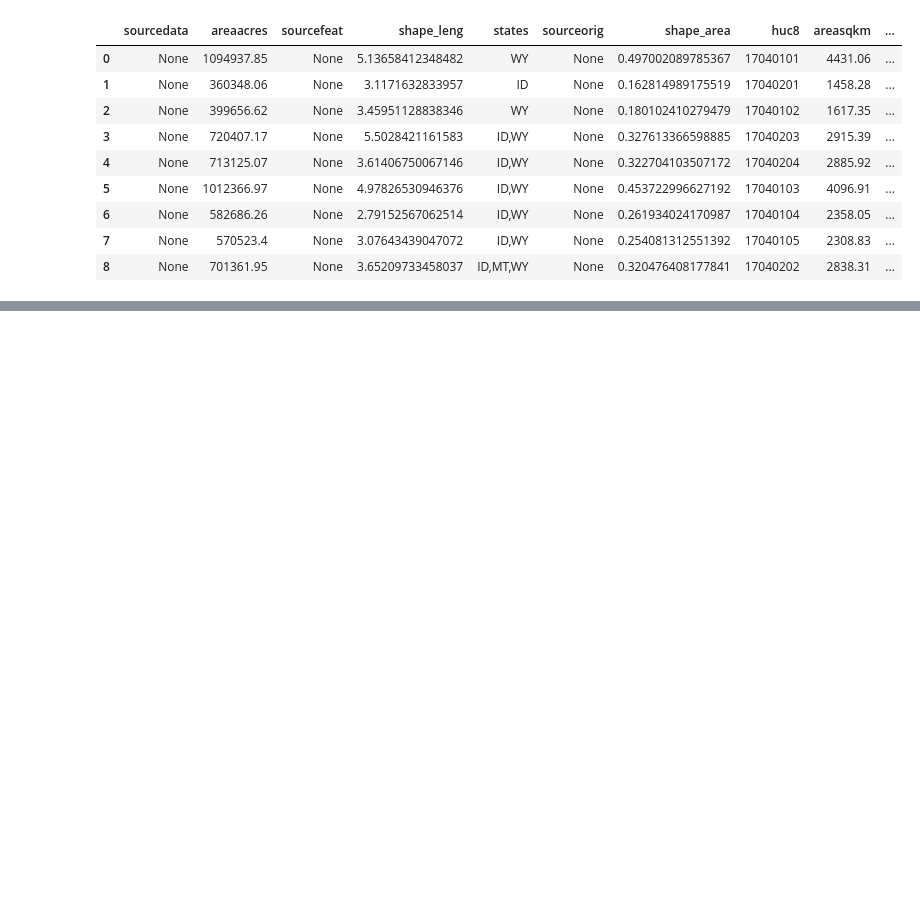
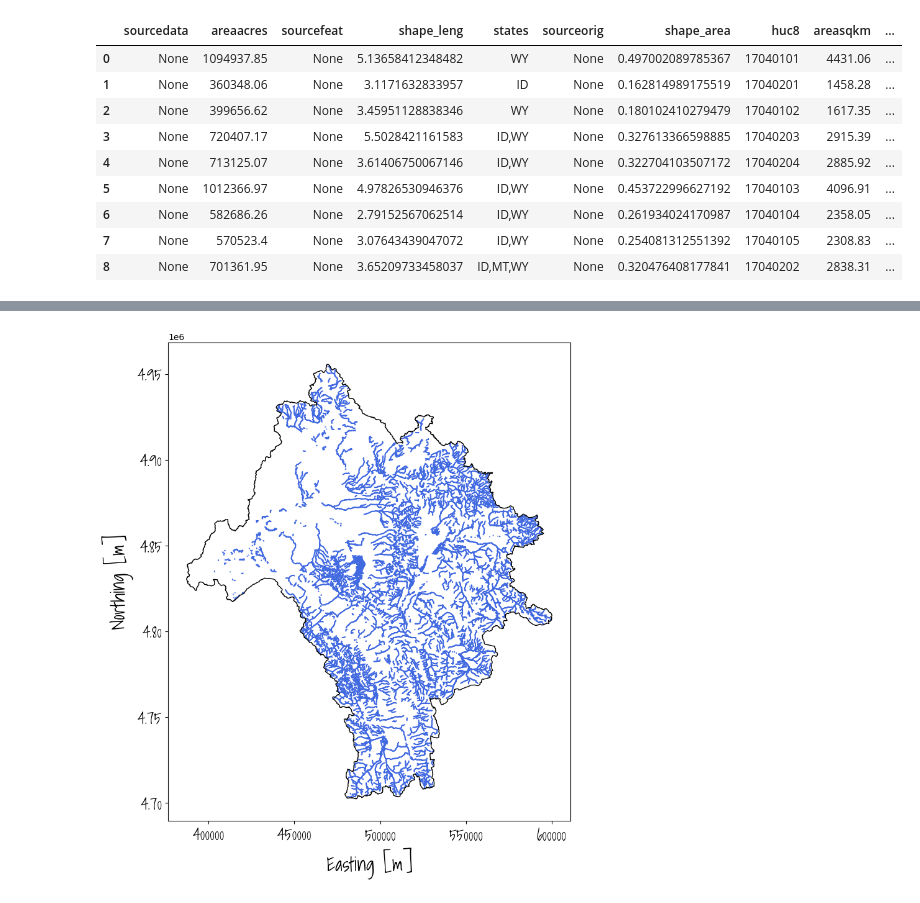
Before and after one commit to scottfordham/sf-GEOS505, a Jupyter notebook: Unit99-Bonus-Data-Wrangling/NHDPlus_processing.ipynb, the cells around one changed output, grey strips where cells are left out. Cells and saved outputs as stored; diff of their text form; code cells hidden in the pictures; blank space fills up the shorter version.

```diff
--- a/Unit99-Bonus-Data-Wrangling/NHDPlus_processing.ipynb
+++ b/Unit99-Bonus-Data-Wrangling/NHDPlus_processing.ipynb
@@ -79,0 +143,3 @@ plt.show()
+# %%
+nhd_ws_utm_gdf = nhd_perennial_clipped_gdf.to_crs(epsg=epsg_utm)
+nhd_ws_utm_gdf.crs
@@ -79,0 +161,3 @@ plt.show()
+# %%
+nhd_ws_utm_gds = nhd_ws_utm_gdf.geometry
+nhd_ws_utm_gds
@@ -79,0 +177,3 @@ plt.show()
+# %%
+nhd_ws_utm_buffer = nhd_ws_utm_gds.buffer(100.0)
+nhd_ws_utm_buffer
@@ -79,0 +193,17 @@ plt.show()
+# %%
+fig, ax = plt.subplots(figsize=(16,10))
+nhd_ws_utm_buffer.plot(edgecolor='royalblue', facecolor='lightsteelblue', ax=ax)
+ws_gdf_bnd.to_crs(epsg=epsg_utm).plot(edgecolor='black', facecolor='none', ax=ax)
+ax.set_xlabel('Easting [m]', fontsize=22, font=font)
+ax.set_ylabel('Northing [m]', fontsize=22, font=font)
+ax.tick_params(axis='both', which='major', labelsize=18)
+for label in ax.get_xticklabels():
+    label.set_fontproperties(font)
+
+for label in ax.get_yticklabels():
+    label.set_fontproperties(font)
+ax.tick_params(axis='both', which='major', labelsize=18)
+
+plt.show()
+# %% [output]
+[figure, added]
```
Also changed, not shown: parts of 12 cells of this notebook, 3 other files.
